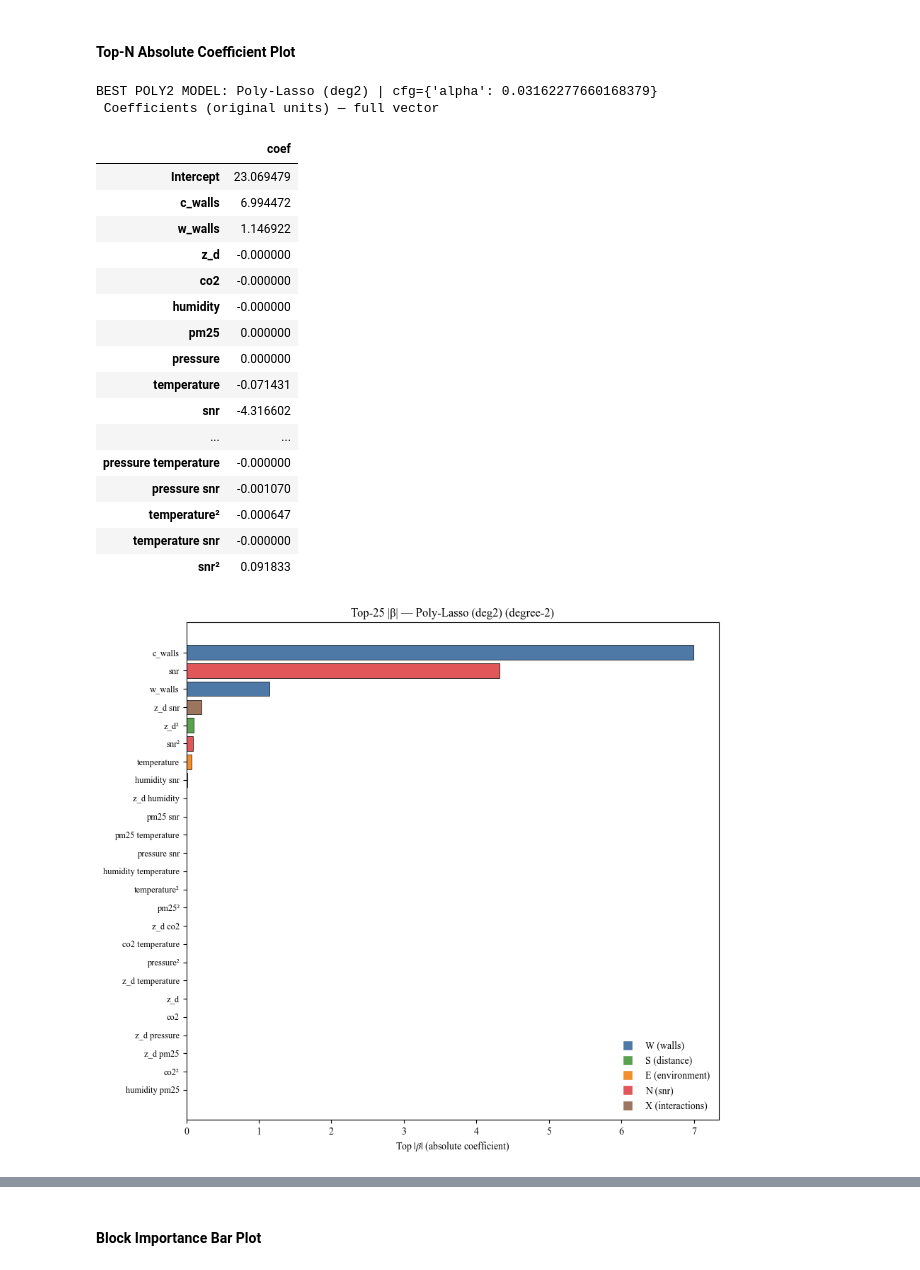
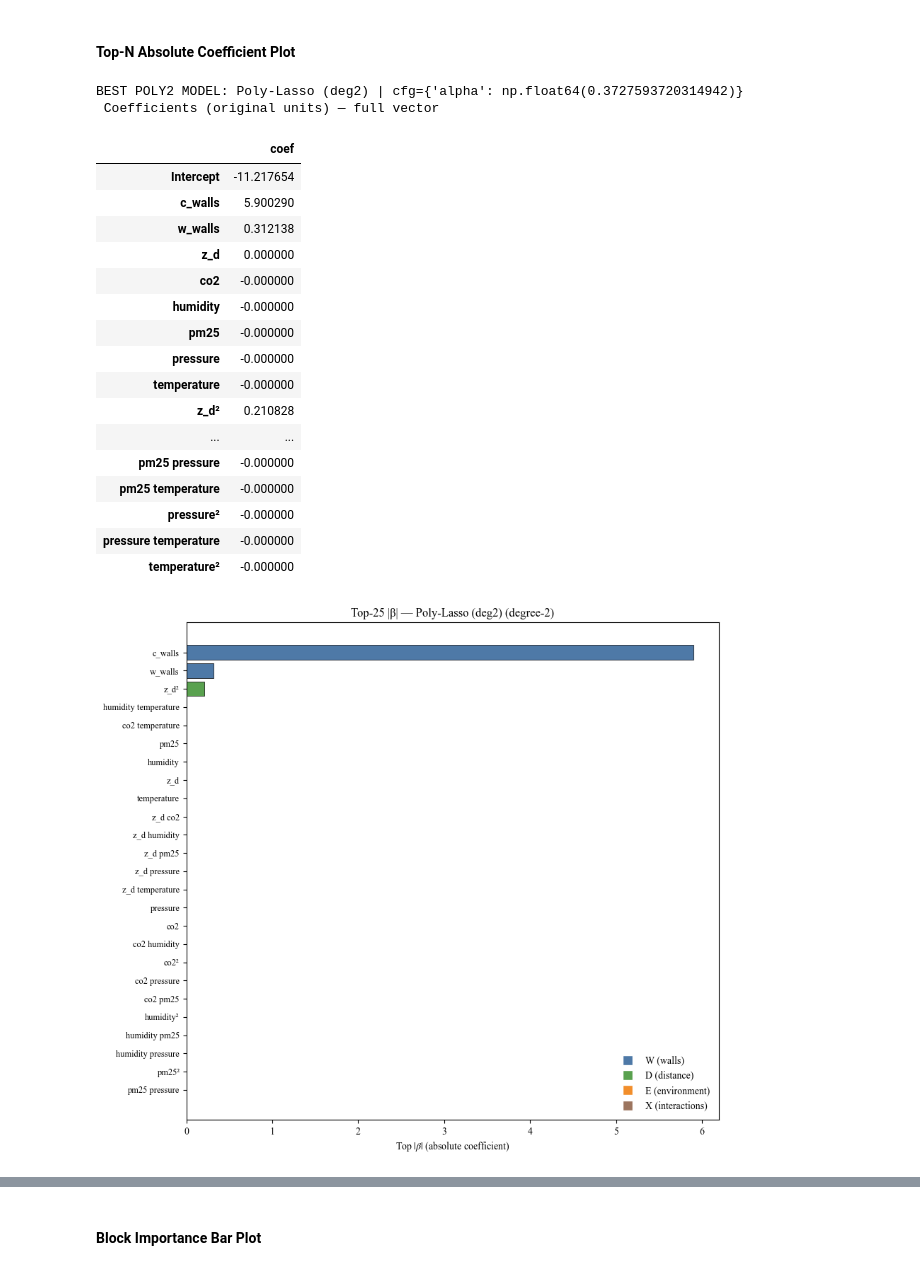
Before and after one commit to nahshonmokua/LoRaWAN-Indoor-PL-parametrics, a Jupyter notebook: 04_POLY2 (OLS-R-L-EN & ANOVA).ipynb, the cells around one changed output, grey strips where cells are left out. Cells and saved outputs as stored; diff of their text form; code cells hidden in the pictures.

```diff
--- a/04_POLY2 (OLS-R-L-EN & ANOVA).ipynb
+++ b/04_POLY2 (OLS-R-L-EN & ANOVA).ipynb
@@ -496,7 +496,7 @@ def is_interaction(name):
 DIST = {'z_d'}
 ENV  = {'co2','humidity','pm25','pressure','temperature'}
 
-S_idx, E_idx, X_idx = [], [], []
+D_idx, E_idx, X_idx = [], [], []
 for n in poly_part_names:
     j = name2col[n]
     if is_interaction(n):
@@ -504,13 +504,13 @@ for n in poly_part_names:
     else:
         base = n.replace('²','').replace('^2','')
         if base in DIST:
-            S_idx.append(j)
+            D_idx.append(j)
         elif base in ENV:
             E_idx.append(j)
 
 blocks = {
     "W (walls)": W_idx,
-    "S (z_d & z_d²)": S_idx,
+    "D (z_d & z_d²)": D_idx,
     "E (env only)": E_idx,
     "X (all interactions)": X_idx
 }
@@ -520,7 +520,7 @@ def fit_ols_with_const(X, y):
     Xc = sm.add_constant(X, has_constant='add')
     return sm.OLS(y, Xc).fit()
 
-nested_order = ["W (walls)", "S (z_d & z_d²)", "E (env only)", "X (all interactions)"]
+nested_order = ["W (walls)", "D (z_d & z_d²)", "E (env only)", "X (all interactions)"]
 
 X_blocks = []
 cols_carry = []
@@ -545,7 +545,7 @@ for i, X_now in enumerate(X_blocks):
     num = (RSS_R - RSS_F) / max(df_num, 1)
     den = (RSS_F / max(df_den, 1))
     F_stat = num / den if den > 0 else np.nan
-    p_val  = 1 - f_dist.cdf(F_stat, df_num, df_den) if np.isfinite(F_stat) else np.nan
+    p_val  = f_dist.sf(F_stat, df_num, df_den) if np.isfinite(F_stat) else np.nan
     partial_eta2 = (F_stat * df_num) / (F_stat * df_num + df_den) if np.isfinite(F_stat) else np.nan
 
     add_block = nested_order[i]
@@ -605,7 +603,7 @@ display(anova_dropone_df)
 # %% [markdown]
 #### Top-N Absolute Coefficient Plot
 # %%
-best = min(poly_results, key=lambda r: r['test']['rmse'])
+best = best_overall
 coef_ser = best['coeffs']                  # index: ["Intercept", ..., feature names]; values: coefficients
 
 # PRINT: full coefficients (BEST model) B
@@ -627,60 +625,60 @@ def block_of(term):
         return 'X (interactions)'
     base = term.replace('²','').replace('^2','')
     if base == 'z_d':
-        return 'S (distance)'
+        return 'D (distance)'
     if base in {'co2','humidity','pm25','pressure','temperature'}:
         return 'E (environment)'
     return 'X (interactions)'
 
-blocks = [block_of(t) for t in feat_names]
+term_block = [block_of(t) for t in feat_names]
 abs_coefs = np.abs(coefs)
 
 TOPN = 25 if len(abs_coefs) >= 25 else len(abs_coefs)
 top_idx = np.argsort(-abs_coefs)[:TOPN]
 top_names  = [feat_names[i] for i in top_idx]
-top_blocks = [blocks[i] for i in top_idx]
+top_blocks = [term_block[i] for i in top_idx]
 top_vals   = abs_coefs[top_idx]
 
 color_map = {
     'W (walls)':        '#4e79a7',
-    'S (distance)':     '#59a14f',
+    'D (distance)':     '#59a14f',
     'E (environment)':  '#f28e2b',
     'X (interactions)': '#9c755f',
 }
 colors = [color_map[b] for b in top_blocks]
 
 plt.figure(figsize=(9, 8))
 ypos = np.arange(TOPN)
 plt.barh(ypos, top_vals, color=colors, edgecolor='black', linewidth=0.5)
 plt.gca().invert_yaxis()
 plt.yticks(ypos, top_names, fontsize=9)
 plt.xlabel(r'Top $|\beta|$ (absolute coefficient)')
 plt.title(f"Top-{TOPN} |β| — {best['model']} (degree-2)")
 handles = []
 for b, c in color_map.items():
     handles.append(plt.Line2D([0],[0], marker='s', color='w', markerfacecolor=c, markersize=10, label=b))
 plt.legend(handles=handles, frameon=False, loc='lower right')
 plt.tight_layout()
 plt.show()
 # %% [output]
-BEST POLY2 MODEL: Poly-Lasso (deg2) | cfg={'alpha': 0.03162277660168379}
+BEST POLY2 MODEL: Poly-Lasso (deg2) | cfg={'alpha': np.float64(0.3727593720314942)}
  Coefficients (original units) — full vector
 |  | coef |
-| Intercept | 23.069479 |
-| c_walls | 6.994472 |
-| w_walls | 1.146922 |
-| z_d | -0.000000 |
+| Intercept | -11.217654 |
+| c_walls | 5.900290 |
+| w_walls | 0.312138 |
+| z_d | 0.000000 |
 | co2 | -0.000000 |
 | humidity | -0.000000 |
-| pm25 | 0.000000 |
-| pressure | 0.000000 |
-| temperature | -0.071431 |
-| snr | -4.316602 |
+| pm25 | -0.000000 |
+| pressure | -0.000000 |
+| temperature | -0.000000 |
+| z_d² | 0.210828 |
 | ... | ... |
+| pm25 pressure | -0.000000 |
+| pm25 temperature | -0.000000 |
+| pressure² | -0.000000 |
 | pressure temperature | -0.000000 |
-| pressure snr | -0.001070 |
-| temperature² | -0.000647 |
-| temperature snr | -0.000000 |
-| snr² | 0.091833 |
+| temperature² | -0.000000 |
-[figure, old version]
+[figure, new version]
 # %% [markdown]
```
Also changed, not shown: parts of 9 cells of this notebook.
